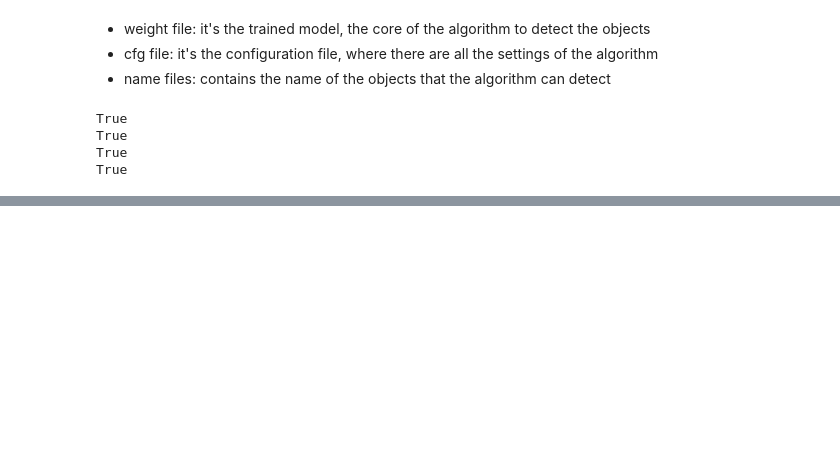
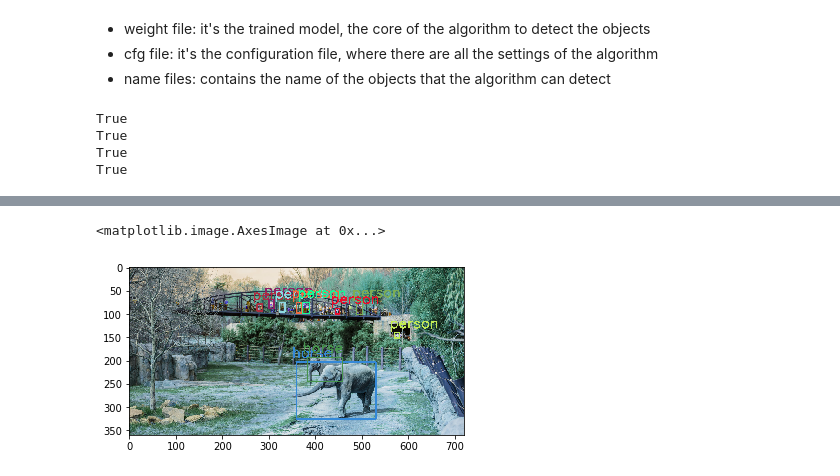
Before and after one commit to UPstartDeveloper/cv-contact-tracing, a Jupyter notebook: notebooks/image-object-detection.ipynb, the cells around one changed output, grey strips where cells are left out. Cells and saved outputs as stored; diff of their text form; code cells hidden in the pictures; blank space fills up the shorter version.

Commit message:
model can't detect objects yet

```diff
--- a/notebooks/image-object-detection.ipynb
+++ b/notebooks/image-object-detection.ipynb
@@ -8,6 +8,8 @@ import numpy as np
 # %%
 IMAGE = '../testing_objects/bike-car.jpg'
 IMAGE1 = '../testing_objects/traffic.jpg'
+IMAGE2 = '../testing_objects/animals.jpg'
+IMAGE3 = '../testing_objects/store.jpg'
 CONFIG = '../darknet/cfg/yolov3.cfg'
 CLASSES = '../darknet/data/coco.names'
 WEIGHT = '../darknet/weights/yolov3.weights'
@@ -119,0 +134,5 @@ plt.imshow(img)
+# %%
+plt.imshow(img2)
+# %% [output]
+<matplotlib.image.AxesImage at 0x...>
+[figure, added]
```
Also changed, not shown: parts of 5 cells of this notebook, 2 other files.
